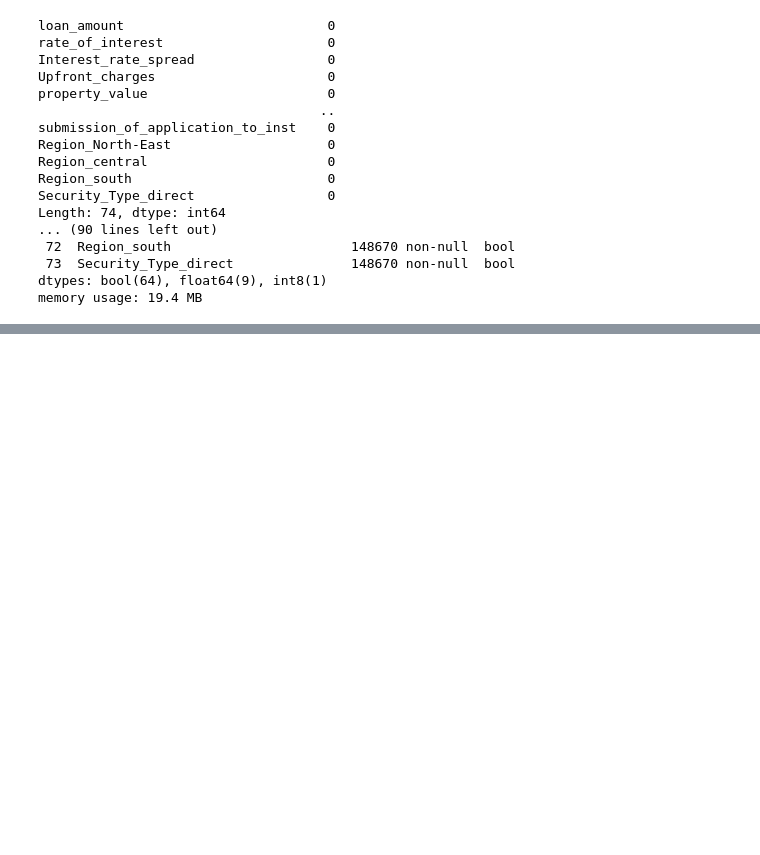
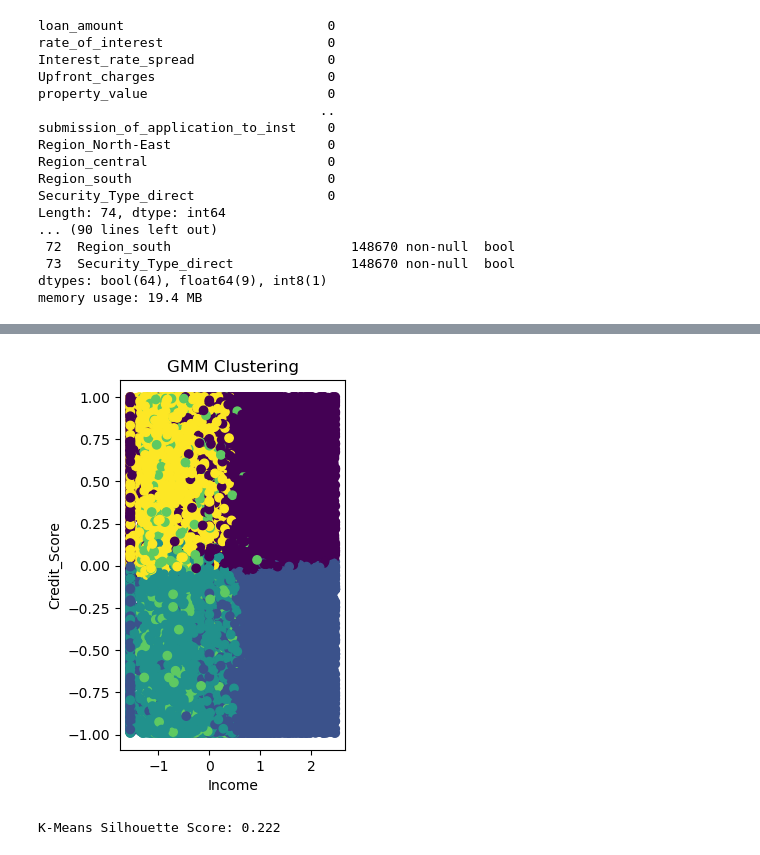
Before and after one commit to kaizenx/csca5632-week5, a Jupyter notebook: unsupervisedfinalproject.ipynb, the cells around one changed output, grey strips where cells are left out. Cells and saved outputs as stored; diff of their text form; code cells hidden in the pictures; blank space fills up the shorter version.

```diff
--- a/unsupervisedfinalproject.ipynb
+++ b/unsupervisedfinalproject.ipynb
@@ -291,0 +371,45 @@ lump_sum_payment_not_lpsm           -0.187752
+# %%
+from sklearn.mixture import GaussianMixture
+
+bic_scores = []
+n_components_range = range(1, 11)
+
+for n in n_components_range:
+    gmm = GaussianMixture(n_components=n, random_state=42)
+    gmm.fit(scaled_features)
+    bic_scores.append(gmm.bic(scaled_features))
+
+# Plot the BIC scores
+plt.plot(n_components_range, bic_scores, marker='o')
+plt.title('BIC Scores for GMM')
+plt.xlabel('Number of Clusters (n_components)')
+plt.ylabel('BIC Score')
+plt.show()
+# %%
+gmm = GaussianMixture(n_components=5)
+gmm_labels = gmm.fit_predict(scaled_features)
+
+# Add cluster labels to the original dataframe for both methods
+data['GMM_Cluster'] = gmm_labels
+
+# Plot GMM Clustering
+plt.subplot(1, 2, 2)
+plt.scatter(data['income'], data['Credit_Score'], c=data['GMM_Cluster'], cmap='viridis')
+plt.title('GMM Clustering')
+plt.xlabel('Income')
+plt.ylabel('Credit_Score')
+
+plt.show()
+# %% [output]
+[figure, added]
+# %%
+from sklearn.metrics import silhouette_score
+
+# Calculate silhouette scores for both models
+kmeans_silhouette = silhouette_score(scaled_features, kmeans_labels)
+gmm_silhouette = silhouette_score(scaled_features, gmm_labels)
+
+print(f'K-Means Silhouette Score: {kmeans_silhouette:.3f}')
+print(f'GMM Silhouette Score: {gmm_silhouette:.3f}')
+# %% [output]
+K-Means Silhouette Score: 0.222
```
Also changed, not shown: parts of 9 cells of this notebook, 1 other file.
